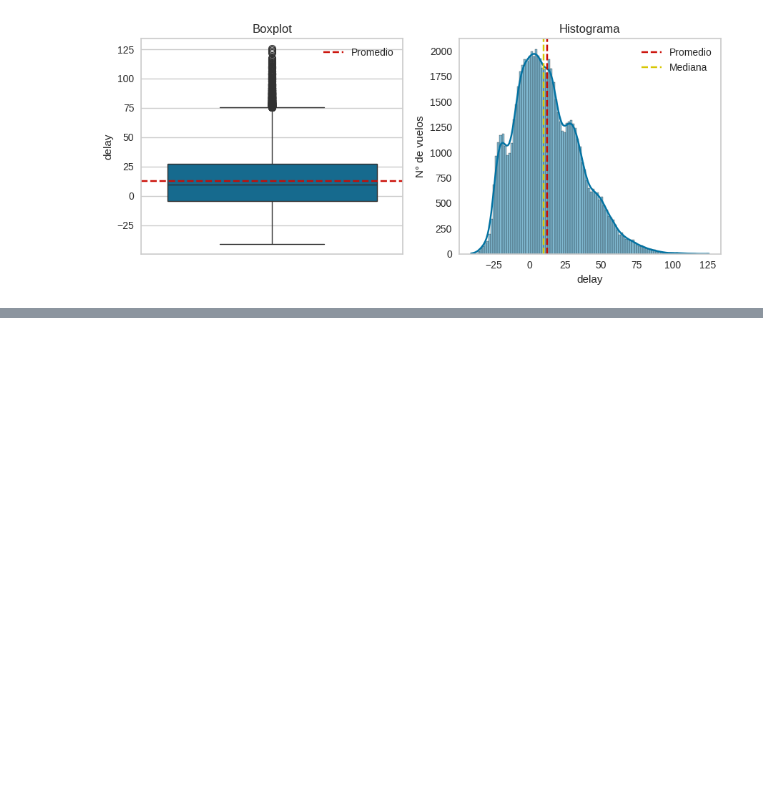
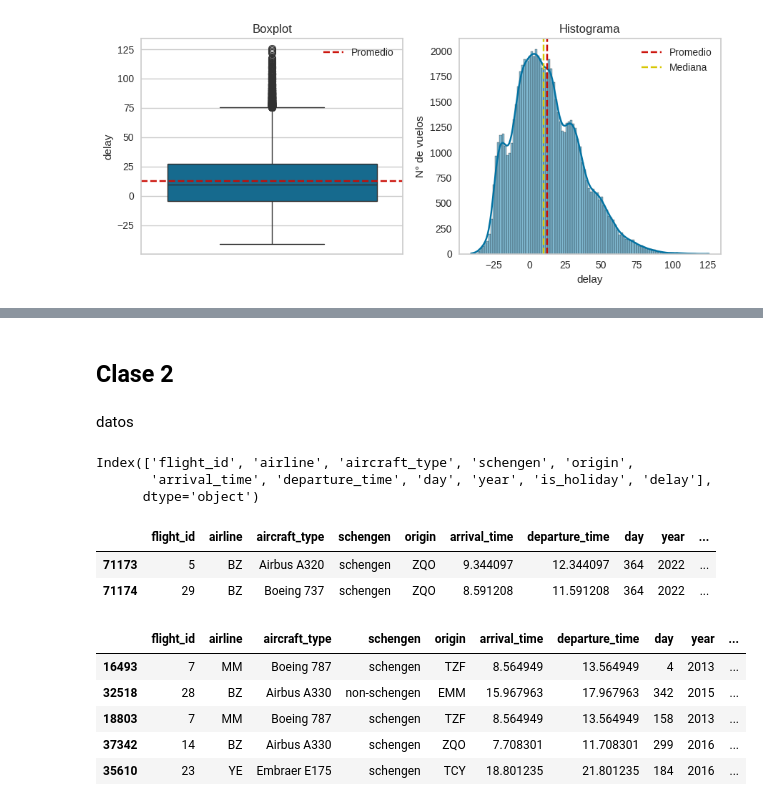
Before and after one commit to betorockers/DataScience_AluraLatam, a Jupyter notebook: 4-Estadisticas_y_Machine_Learning/Machine_learning-Comprender_la_base_de_la_clasificación/5-IA_aumentada_prevision_de_atrasos_de_vuelos/optimizacion_aeroportuaria.ipynb.ipynb, the cells around one changed output, grey strips where cells are left out. Saved outputs shown, nothing was run; the diff lists cells and outputs as text; code cells hidden in the pictures; blank space fills up the shorter version.

Commit message:
final clase 2 // contimnuar clase 3 y finalizar 4 y curso

```diff
--- a/4-Estadisticas_y_Machine_Learning/Machine_learning-Comprender_la_base_de_la_clasificación/5-IA_aumentada_prevision_de_atrasos_de_vuelos/optimizacion_aeroportuaria.ipynb.ipynb
+++ b/4-Estadisticas_y_Machine_Learning/Machine_learning-Comprender_la_base_de_la_clasificación/5-IA_aumentada_prevision_de_atrasos_de_vuelos/optimizacion_aeroportuaria.ipynb.ipynb
@@ -253,3 +253,34 @@ Ante esto, podemos decir que la finalidad del boxplot es:
 - Visualizar la distribución de los datos e identificar posibles candidatos a outliers.
 
     - El boxplot se utiliza para visualizar la distribución de los datos e identificar posibles outliers. Muestra los cuartiles (Q1, Q2 y Q3), la mediana (Q2), además de indicar la presencia de valores extremos o discrepantes.
+# %% [markdown]
+## **Clase 2**
+# %% [markdown]
+datos
+# %%
+datos.columns
+# %% [output]
+Index(['flight_id', 'airline', 'aircraft_type', 'schengen', 'origin',
+       'arrival_time', 'departure_time', 'day', 'year', 'is_holiday', 'delay'],
+      dtype='object')
+# %%
+datos['date'] = datos['year'].astype(str) + '-' + (datos['day'] + 1).astype(str)
+datos['date'] = pd.to_datetime(datos['date'], format='%Y-%j')
+datos.tail(2)
+# %% [output]
+|  | flight_id | airline | aircraft_type | schengen | origin | arrival_time | departure_time | day | year | ... |
+| 71173 | 5 | BZ | Airbus A320 | schengen | ZQO | 9.344097 | 12.344097 | 364 | 2022 | ... |
+| 71174 | 29 | BZ | Boeing 737 | schengen | ZQO | 8.591208 | 11.591208 | 364 | 2022 | ... |
+# %%
+# crearemos una columna que nos permita determinar si es fin de semana o no
+
+datos['is_weekend'] = datos['date'].dt.weekday.isin([5,6])
+datos['day_name'] = datos['date'].dt.day_name()
+datos.sample(5)
+# %% [output]
+|  | flight_id | airline | aircraft_type | schengen | origin | arrival_time | departure_time | day | year | ... |
+| 16493 | 7 | MM | Boeing 787 | schengen | TZF | 8.564949 | 13.564949 | 4 | 2013 | ... |
+| 32518 | 28 | BZ | Airbus A330 | non-schengen | EMM | 15.967963 | 17.967963 | 342 | 2015 | ... |
+| 18803 | 7 | MM | Boeing 787 | schengen | TZF | 8.564949 | 13.564949 | 158 | 2013 | ... |
+| 37342 | 14 | BZ | Airbus A330 | schengen | ZQO | 7.708301 | 11.708301 | 299 | 2016 | ... |
+| 35610 | 23 | YE | Embraer E175 | schengen | TCY | 18.801235 | 21.801235 | 184 | 2016 | ... |
```
Also changed, not shown: parts of 11 cells of this notebook.
